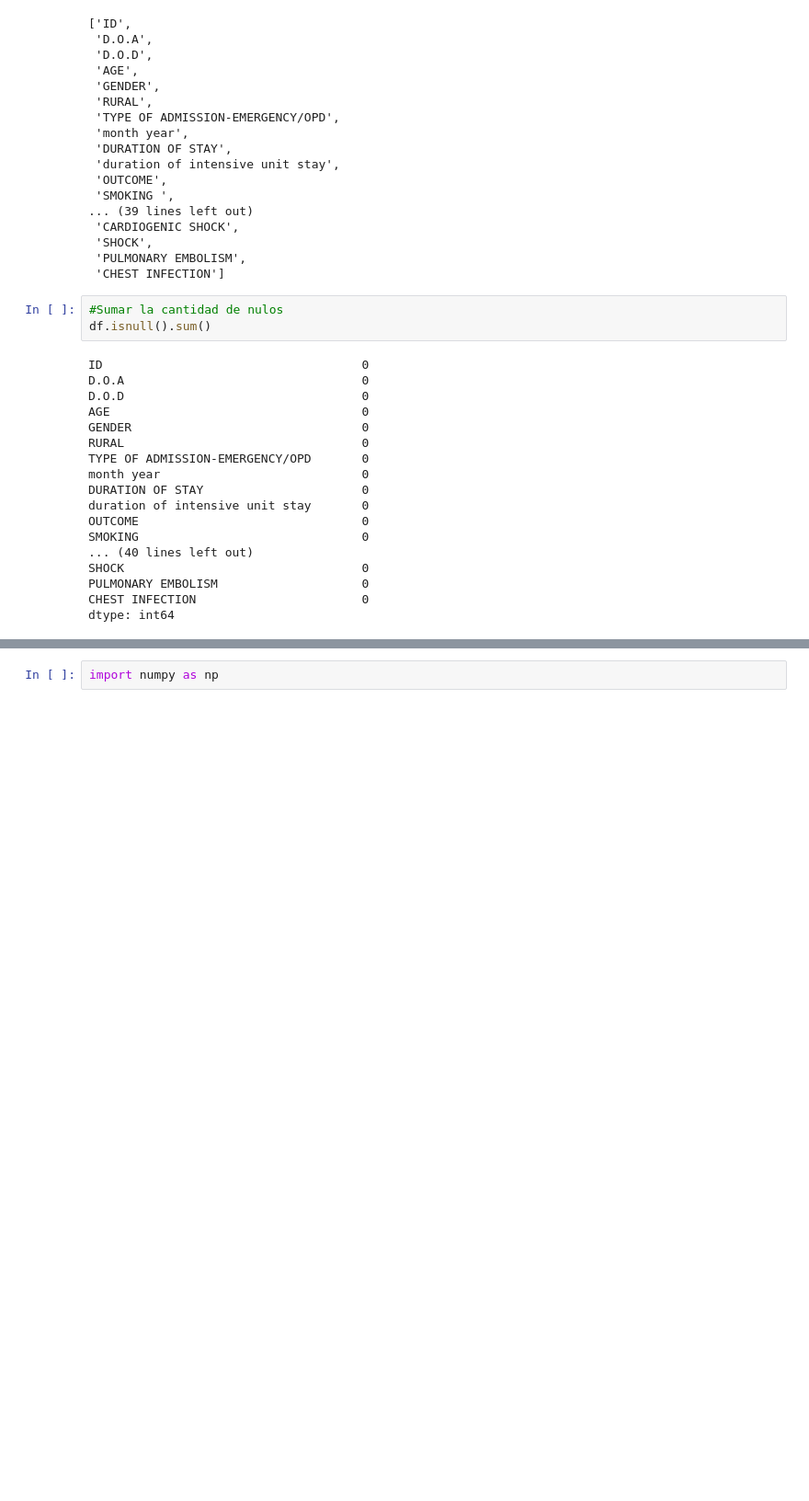
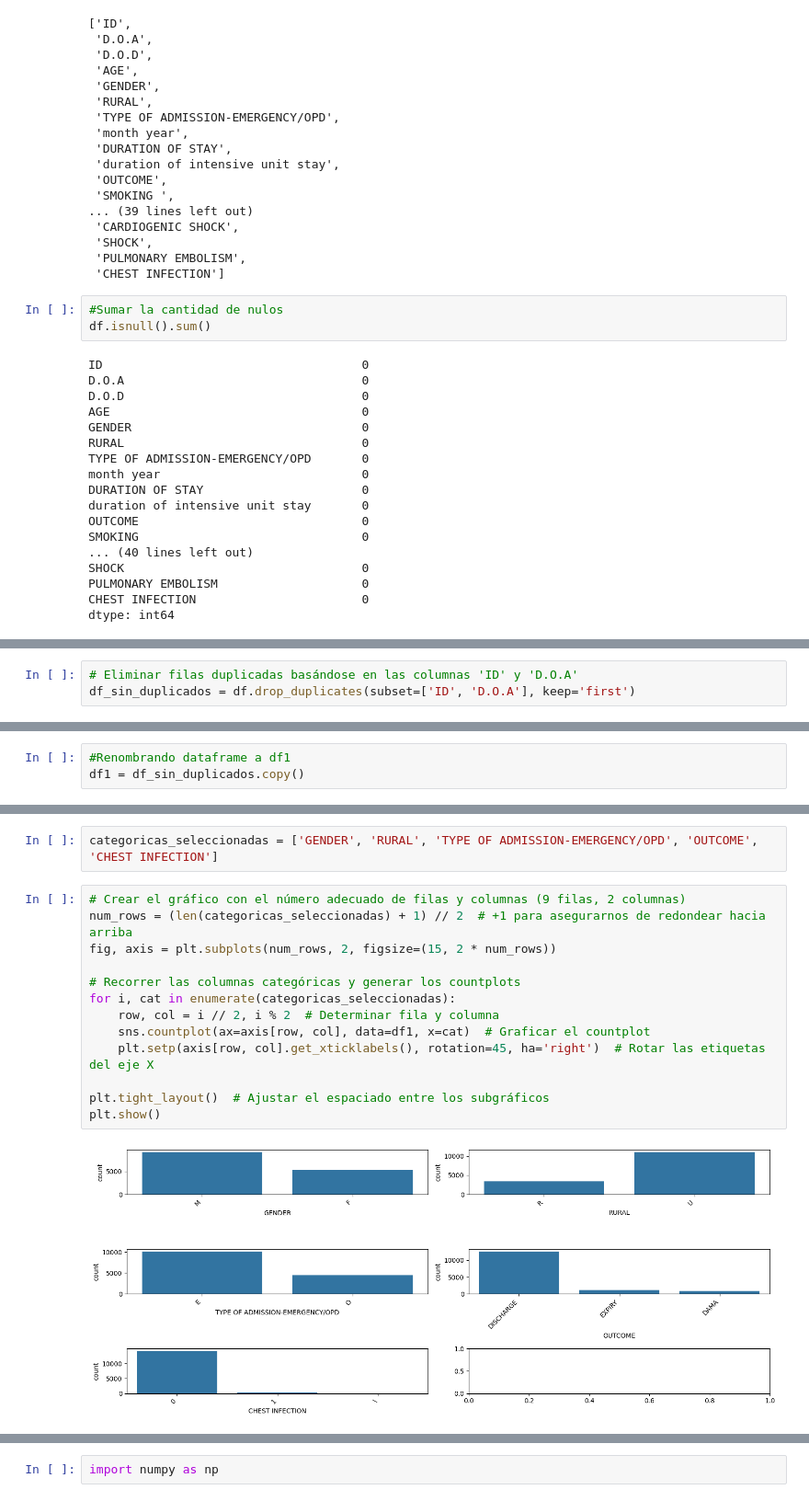
Before and after one commit to Estefaniagz/Proyecto_nocountry, a Jupyter notebook: explore.ipynb, the cells around one changed output, grey strips where cells are left out. Shown at 92% size. Drawn from its saved outputs; the diff is of its cells as text; blank space fills up the shorter version.

```diff
--- a/explore.ipynb
+++ b/explore.ipynb
@@ -141,0 +232,3 @@ dtype: int64
+# %%
+# Eliminar filas duplicadas basándose en las columnas 'ID' y 'D.O.A'
+df_sin_duplicados = df.drop_duplicates(subset=['ID', 'D.O.A'], keep='first')
@@ -141,0 +269,3 @@ dtype: int64
+# %%
+#Renombrando dataframe a df1
+df1 = df_sin_duplicados.copy()
@@ -141,0 +318,17 @@ dtype: int64
+# %%
+categoricas_seleccionadas = ['GENDER', 'RURAL', 'TYPE OF ADMISSION-EMERGENCY/OPD', 'OUTCOME', 'CHEST INFECTION']
+# %%
+# Crear el gráfico con el número adecuado de filas y columnas (9 filas, 2 columnas)
+num_rows = (len(categoricas_seleccionadas) + 1) // 2  # +1 para asegurarnos de redondear hacia arriba
+fig, axis = plt.subplots(num_rows, 2, figsize=(15, 2 * num_rows))
+
+# Recorrer las columnas categóricas y generar los countplots
+for i, cat in enumerate(categoricas_seleccionadas):
+    row, col = i // 2, i % 2  # Determinar fila y columna
+    sns.countplot(ax=axis[row, col], data=df1, x=cat)  # Graficar el countplot
+    plt.setp(axis[row, col].get_xticklabels(), rotation=45, ha='right')  # Rotar las etiquetas del eje X
+
+plt.tight_layout()  # Ajustar el espaciado entre los subgráficos
+plt.show()
+# %% [output]
+[figure, added]
```
Also changed, not shown: parts of 26 cells of this notebook.
